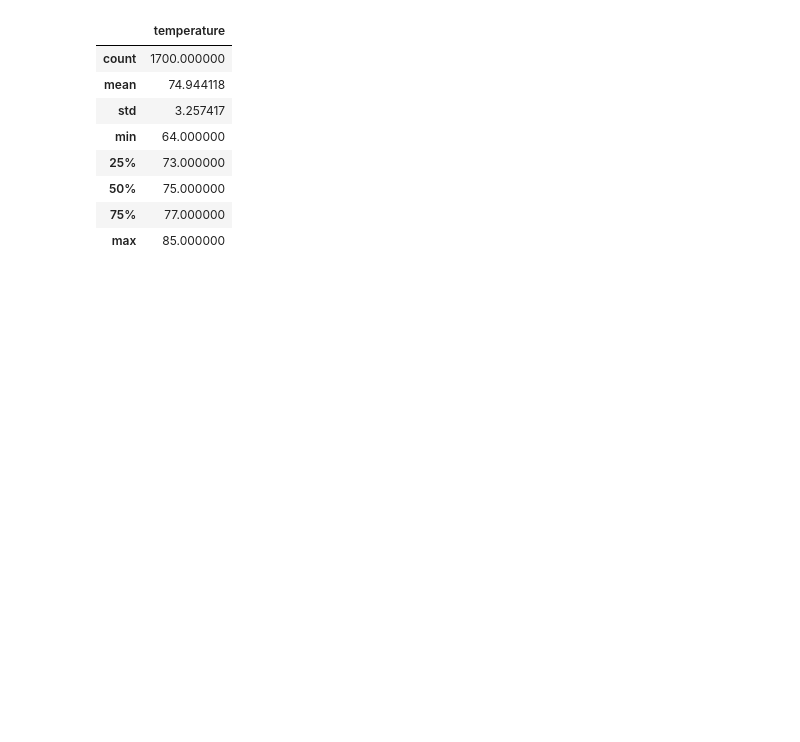
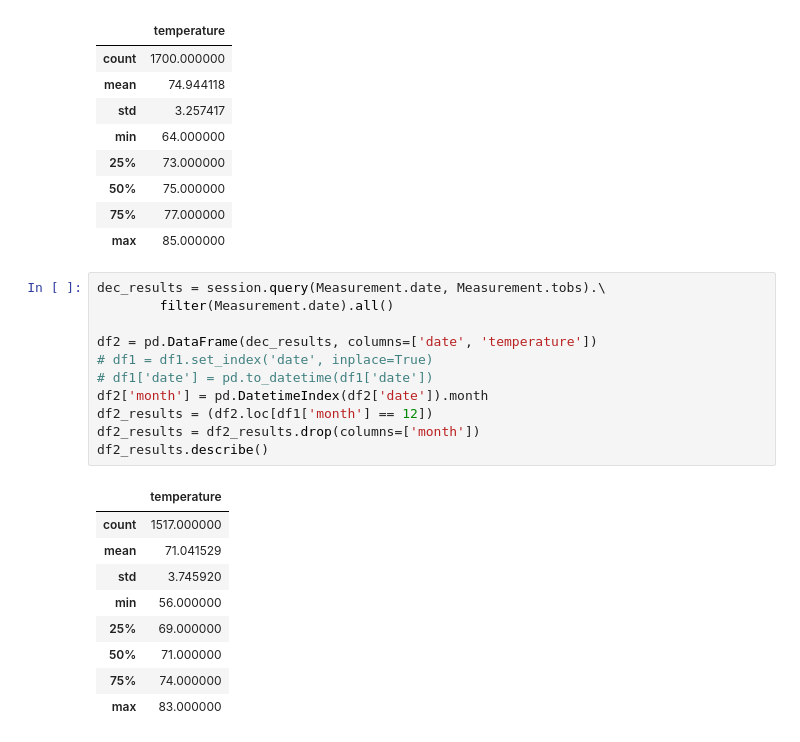
Before and after one commit to HannahEG/Surfs_Up, a Jupyter notebook: climate_analysis.ipynb, the cells around one changed output. Drawn from its saved outputs; the diff is of its cells as text; blank space fills up the shorter version.

Commit message:
december filter described

```diff
--- a/climate_analysis.ipynb
+++ b/climate_analysis.ipynb
@@ -136,3 +136,24 @@ df1_results.describe()
 | 50% | 75.000000 |
 | 75% | 77.000000 |
 | max | 85.000000 |
+# %%
+dec_results = session.query(Measurement.date, Measurement.tobs).\
+        filter(Measurement.date).all()
+
+df2 = pd.DataFrame(dec_results, columns=['date', 'temperature'])
+# df1 = df1.set_index('date', inplace=True)
+# df1['date'] = pd.to_datetime(df1['date'])
+df2['month'] = pd.DatetimeIndex(df2['date']).month
+df2_results = (df2.loc[df1['month'] == 12])
+df2_results = df2_results.drop(columns=['month'])
+df2_results.describe()
+# %% [output]
+|  | temperature |
+| count | 1517.000000 |
+| mean | 71.041529 |
+| std | 3.745920 |
+| min | 56.000000 |
+| 25% | 69.000000 |
+| 50% | 71.000000 |
+| 75% | 74.000000 |
+| max | 83.000000 |
```
